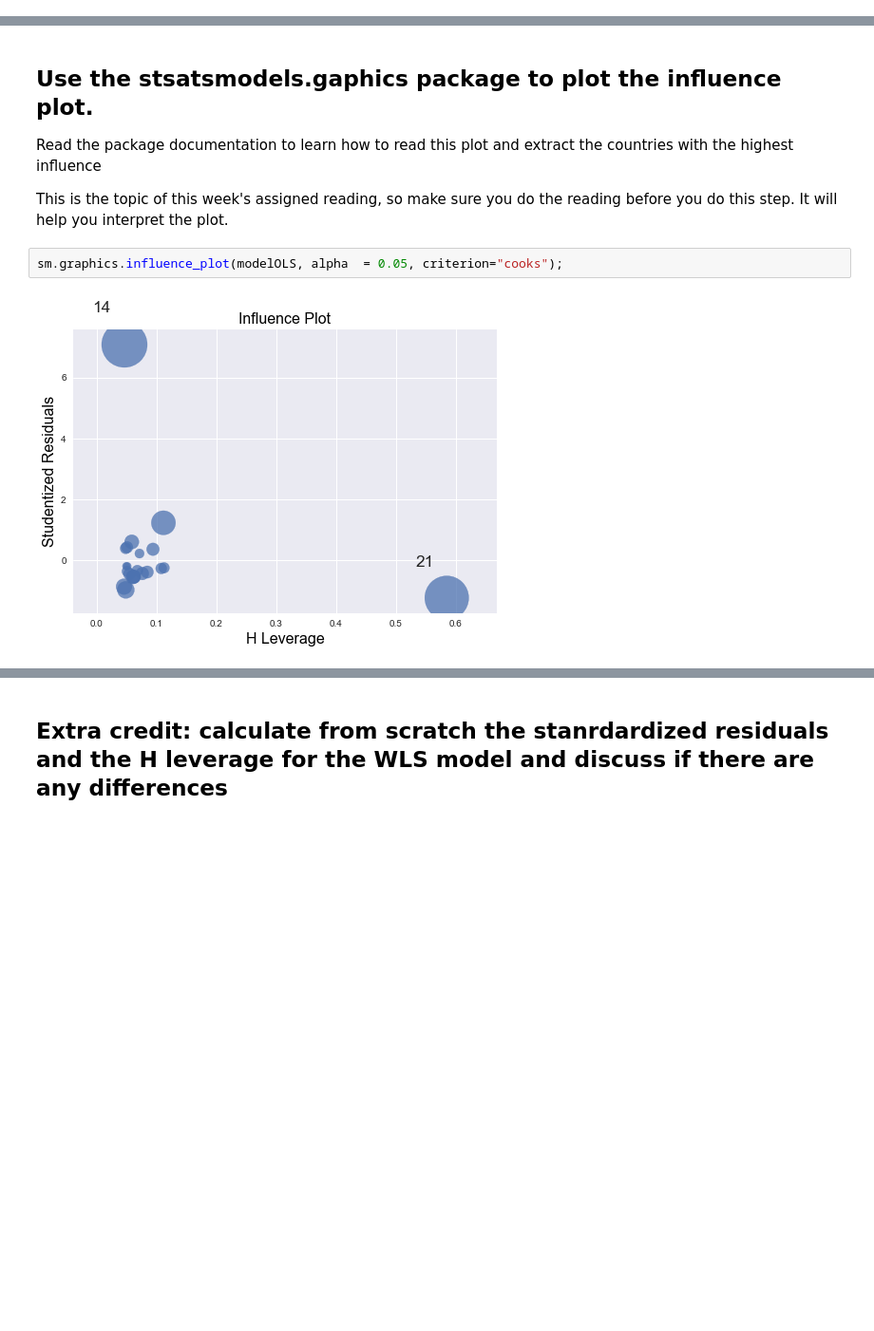
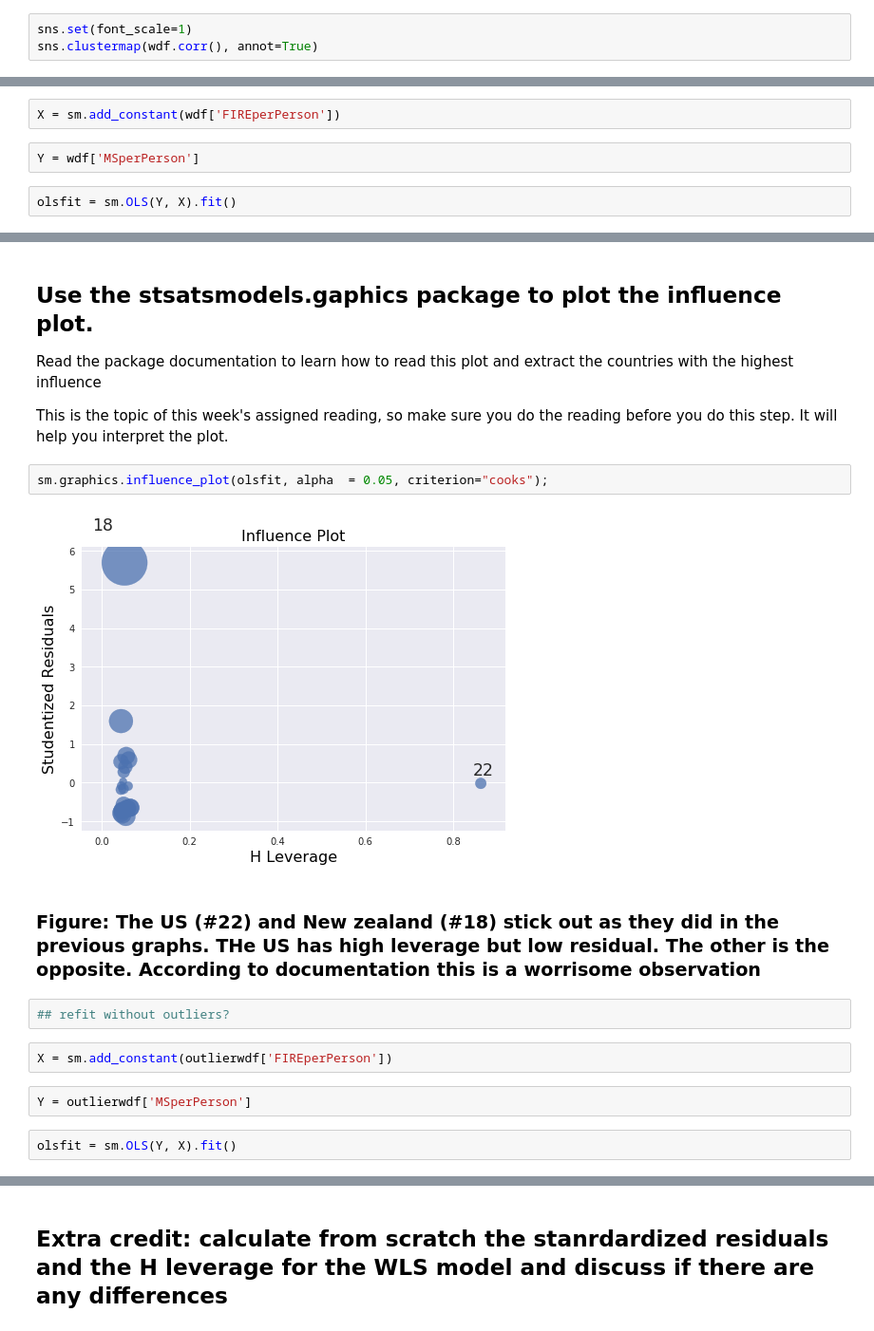
Before and after one commit to samjfalk/PUI2018_sjf374, a Jupyter notebook: HW9_sjf374/HW9_3_sjf374.ipynb, the cells around one changed output, grey strips where cells are left out. Shown at 95% size. Drawn from its saved outputs; the diff is of its cells as text; blank space fills up the shorter version.

```diff
--- a/HW9_sjf374/HW9_3_sjf374.ipynb
+++ b/HW9_sjf374/HW9_3_sjf374.ipynb
@@ -539,0 +567,3 @@ sns.regplot(x="x", y="y", data=df);
+# %%
+sns.set(font_scale=1)
+sns.clustermap(wdf.corr(), annot=True)
@@ -539,0 +583,6 @@ sns.regplot(x="x", y="y", data=df);
+# %%
+X = sm.add_constant(wdf['FIREperPerson'])
+# %%
+Y = wdf['MSperPerson']
+# %%
+olsfit = sm.OLS(Y, X).fit()
@@ -620,6 +749,16 @@ Read the package documentation to learn how to read this plot and extract the co
 
 This is the topic of this week's assigned reading, so make sure you do the reading before you do this step. It will help you interpret the plot.
 # %%
-sm.graphics.influence_plot(modelOLS, alpha  = 0.05, criterion="cooks");
+sm.graphics.influence_plot(olsfit, alpha  = 0.05, criterion="cooks");
 # %% [output]
-[figure, old version]
+[figure, new version]
+# %% [markdown]
+### Figure: The US (#22) and New zealand (#18) stick out as they did in the previous graphs. THe US has high leverage but low residual. The other is the opposite. According to documentation this is a worrisome observation
+# %%
+## refit without outliers?
+# %%
+X = sm.add_constant(outlierwdf['FIREperPerson'])
+# %%
+Y = outlierwdf['MSperPerson']
+# %%
+olsfit = sm.OLS(Y, X).fit()
```
Also changed, not shown: parts of 38 cells of this notebook, 1 other file.
